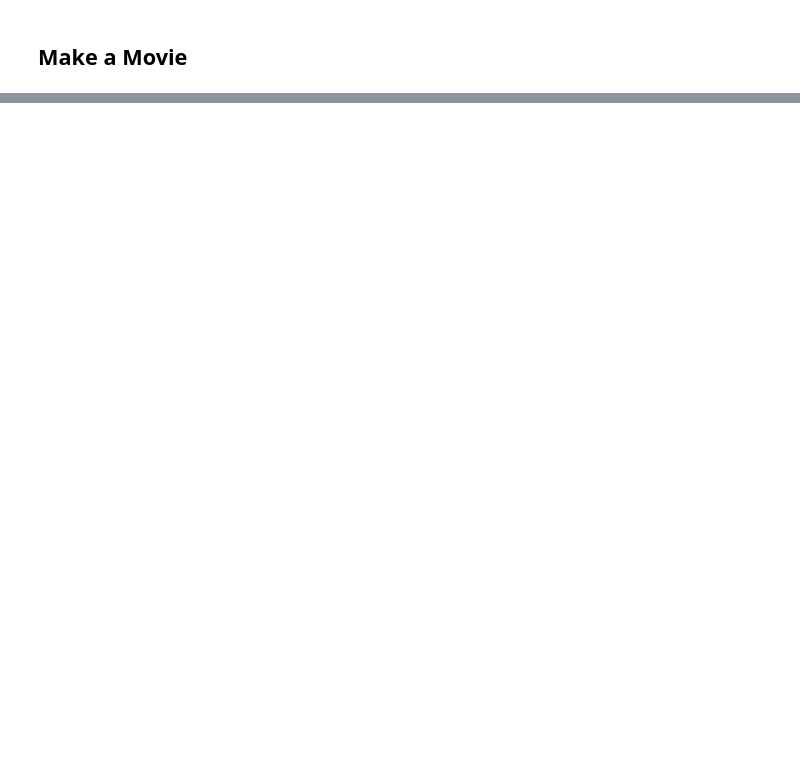
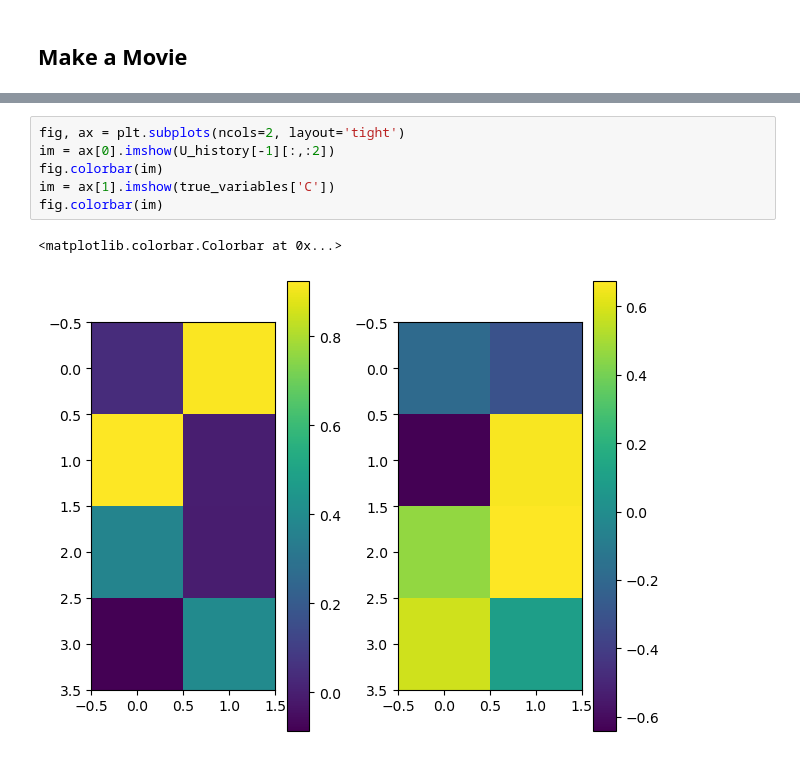
Before and after one commit to draeloslab/AdaptiveLatents, a Jupyter notebook: scripts/streaming_jpca.ipynb, the cells around one changed output, grey strips where cells are left out. Drawn from its saved outputs; the diff is of its cells as text; blank space fills up the shorter version.

```diff
--- a/scripts/streaming_jpca.ipynb
+++ b/scripts/streaming_jpca.ipynb
@@ -103,0 +140,9 @@ FileNotFoundError: [Errno 2] No such file or directory: './movie.mp4' -> '/home/
+# %%
+fig, ax = plt.subplots(ncols=2, layout='tight')
+im = ax[0].imshow(U_history[-1][:,:2])
+fig.colorbar(im)
+im = ax[1].imshow(true_variables['C'])
+fig.colorbar(im)
+# %% [output]
+<matplotlib.colorbar.Colorbar at 0x...>
+[figure, added]
```
Also changed, not shown: parts of 18 cells of this notebook, 5 other files.
